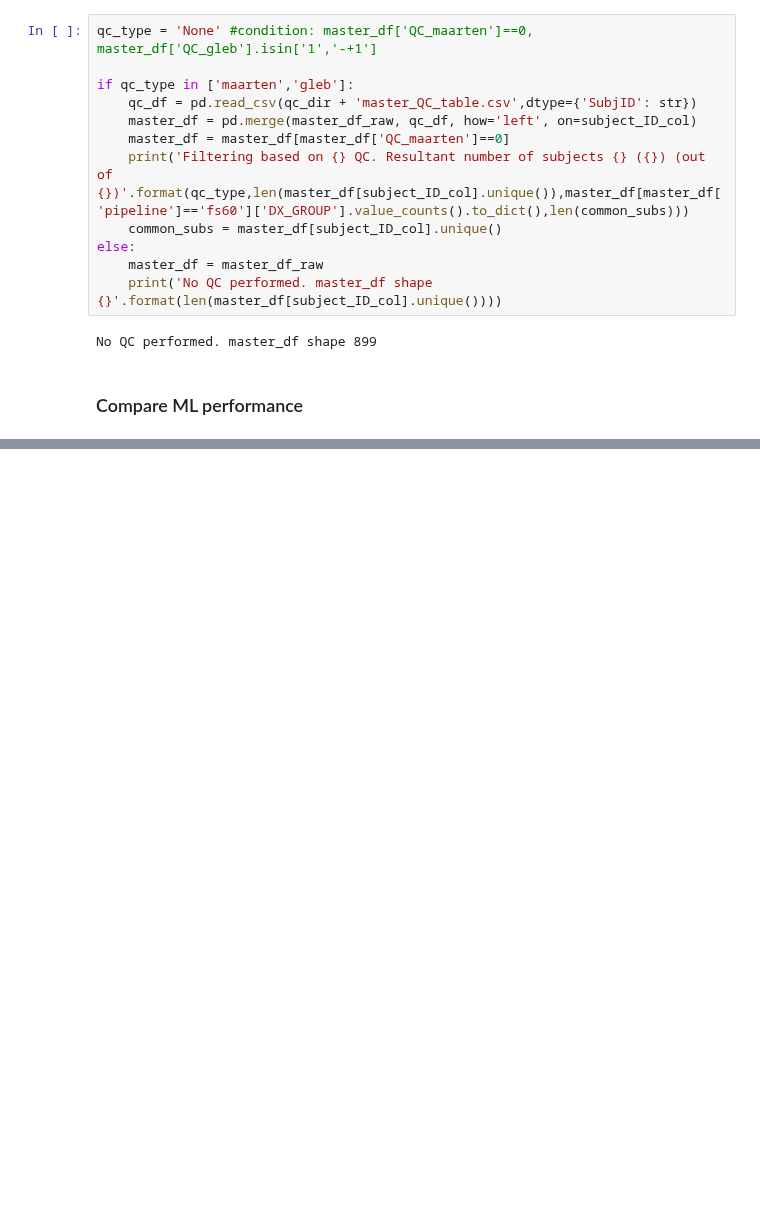
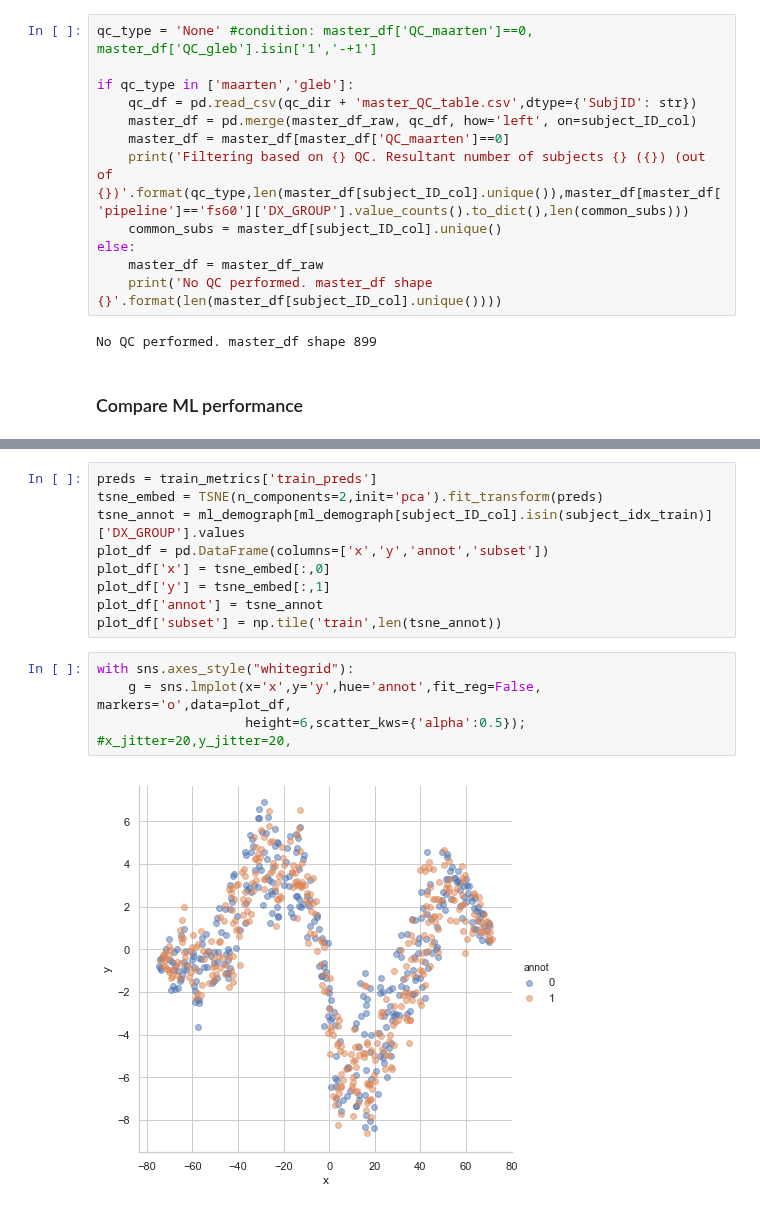
Before and after one commit to neurodatascience/compare-surf-tools, a Jupyter notebook: notebooks/learn_pipeline_transforms.ipynb, the cells around one changed output, grey strips where cells are left out. Saved outputs shown, nothing was run; the diff lists cells and outputs as text; blank space fills up the shorter version.

```diff
--- a/notebooks/learn_pipeline_transforms.ipynb
+++ b/notebooks/learn_pipeline_transforms.ipynb
@@ -363,0 +388,15 @@ with sns.axes_style("whitegrid"):
+# %%
+preds = train_metrics['train_preds']
+tsne_embed = TSNE(n_components=2,init='pca').fit_transform(preds)
+tsne_annot = ml_demograph[ml_demograph[subject_ID_col].isin(subject_idx_train)]['DX_GROUP'].values
+plot_df = pd.DataFrame(columns=['x','y','annot','subset'])
+plot_df['x'] = tsne_embed[:,0]
+plot_df['y'] = tsne_embed[:,1]
+plot_df['annot'] = tsne_annot
+plot_df['subset'] = np.tile('train',len(tsne_annot))
+# %%
+with sns.axes_style("whitegrid"):
+    g = sns.lmplot(x='x',y='y',hue='annot',fit_reg=False, markers='o',data=plot_df,
+                   height=6,scatter_kws={'alpha':0.5}); #x_jitter=20,y_jitter=20,
+# %% [output]
+[figure, added]
```
Also changed, not shown: parts of 11 cells of this notebook, 1 other file.
